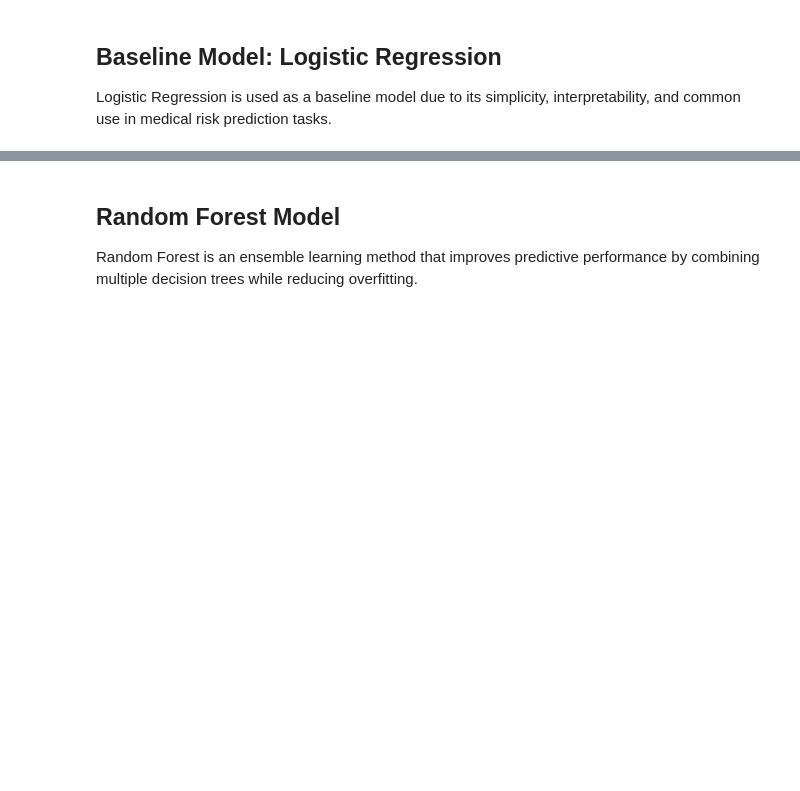
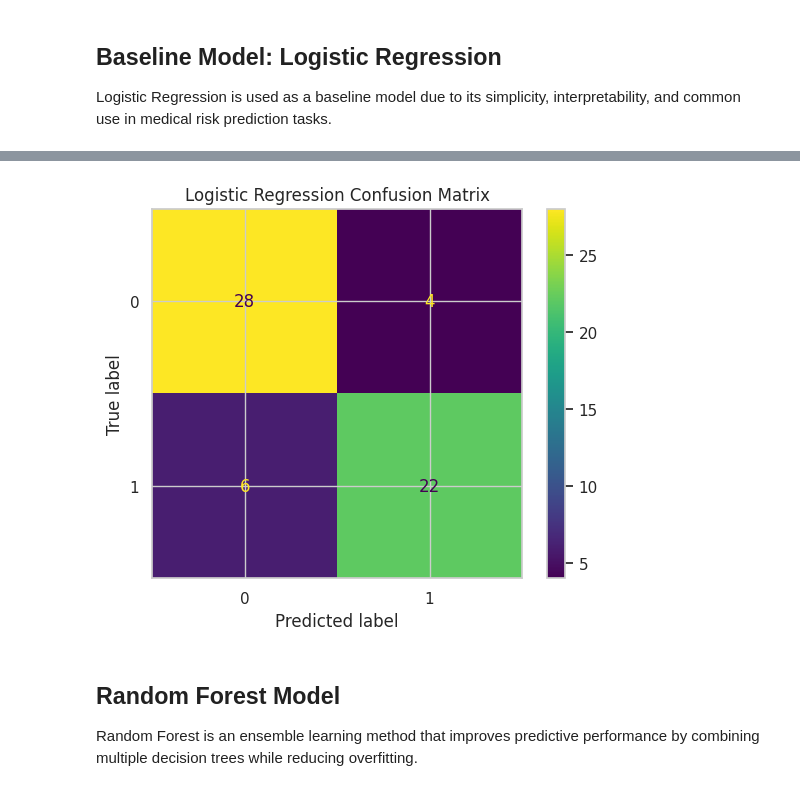
Before and after one commit to kakarlarenusree/renu_project_Heart-Disease-Risk-Prediction, a Jupyter notebook: Heartdisease_risk_prediction_project.ipynb, the cells around one changed output, grey strips where cells are left out. Drawn from its saved outputs; the diff is of its cells as text; code cells hidden in the pictures; blank space fills up the shorter version.

```diff
--- a/Heartdisease_risk_prediction_project.ipynb
+++ b/Heartdisease_risk_prediction_project.ipynb
@@ -284,3 +288,11 @@ weighted avg       0.86      0.85      0.85        61
+# %%
+from sklearn.metrics import ConfusionMatrixDisplay
+
+ConfusionMatrixDisplay.from_predictions(y_test, y_pred_lr)
+plt.title("Logistic Regression Confusion Matrix")
+plt.show()
+# %% [output]
+[figure, added]
 # %% [markdown]
 ## Random Forest Model
 
```
Also changed, not shown: parts of 21 cells of this notebook.
